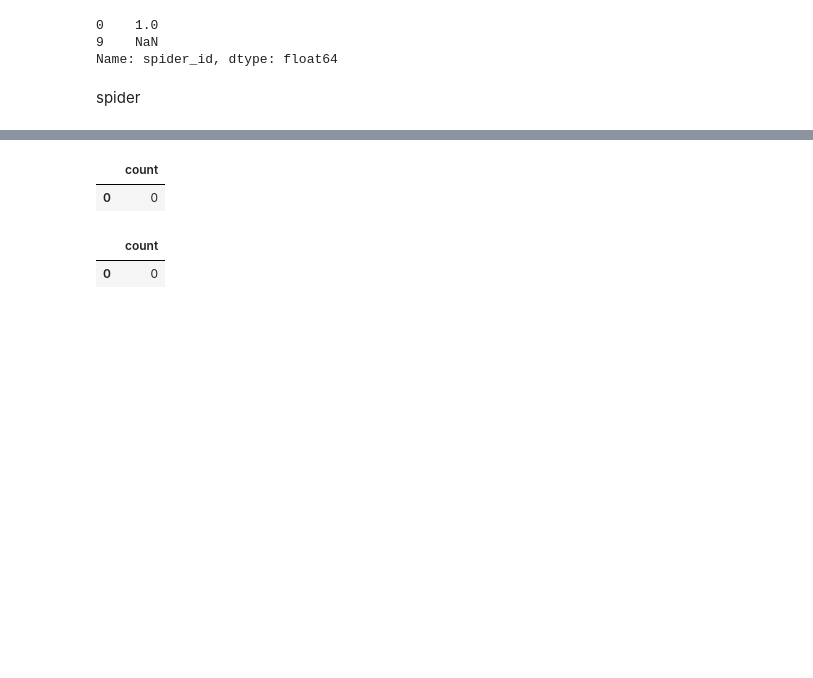
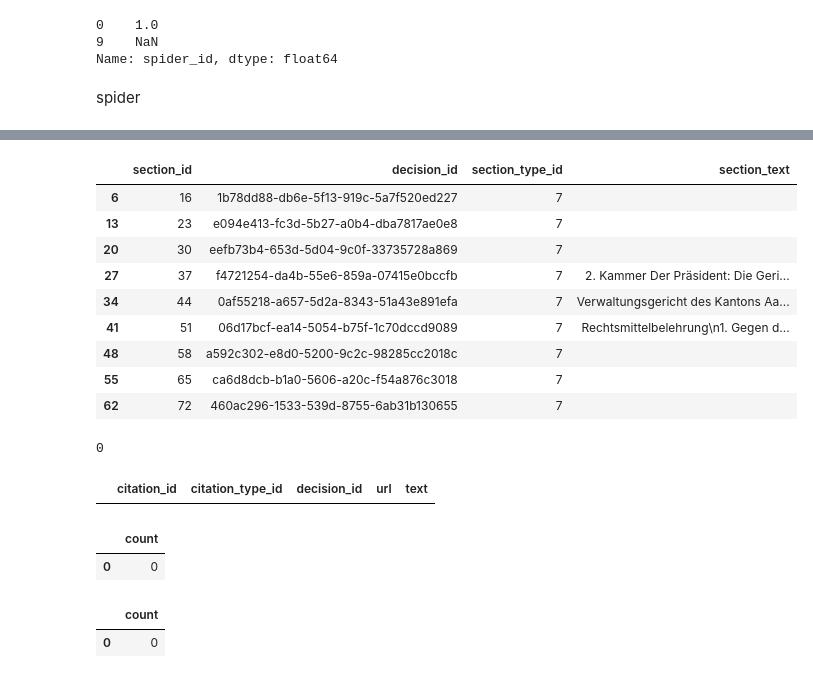
Before and after one commit to JoelNiklaus/SwissCourtRulingCorpus, a Jupyter notebook: test.ipynb, the cells around one changed output, grey strips where cells are left out. Saved outputs shown, nothing was run; the diff lists cells and outputs as text; code cells hidden in the pictures; blank space fills up the shorter version.

```diff
--- a/test.ipynb
+++ b/test.ipynb
@@ -736,3 +737,36 @@ df
+# %%
+df[df['section_type_id']==7]
+# %% [output]
+|  | section_id | decision_id | section_type_id | section_text |
+| 6 | 16 | 1b78dd88-db6e-5f13-919c-5a7f520ed227 | 7 |  |
+| 13 | 23 | e094e413-fc3d-5b27-a0b4-dba7817ae0e8 | 7 |  |
+| 20 | 30 | eefb73b4-653d-5d04-9c0f-33735728a869 | 7 |  |
+| 27 | 37 | f4721254-da4b-55e6-859a-07415e0bccfb | 7 | 2. Kammer Der Präsident: Die Geri... |
+| 34 | 44 | 0af55218-a657-5d2a-8343-51a43e891efa | 7 | Verwaltungsgericht des Kantons Aa... |
+| 41 | 51 | 06d17bcf-ea14-5054-b75f-1c70dccd9089 | 7 | Rechtsmittelbelehrung\n1. Gegen d... |
+| 48 | 58 | a592c302-e8d0-5200-9c2c-98285cc2018c | 7 |  |
+| 55 | 65 | ca6d8dcb-b1a0-5606-a20c-f54a876c3018 | 7 |  |
+| 62 | 72 | 460ac296-1533-539d-8755-6ab31b130655 | 7 |  |
+# %%
+sql_query = 'SELECT * FROM section'
+#sql_query = 'SELECT * FROM num_tokens'
+sql_query = 'SELECT * FROM citation'
+#sql_query = 'SELECT * FROM citation_type'
+df= pd.read_sql(sql_query,get_engine().connect())
+#df.columns#[df_iterator['html_raw'].isna()==True]
+
+
+# # sql_query = 'SELECT * FROM file where file_id =60'
+# # df_iterator = pd.read_sql(sql_query,get_engine().connect())
+# # df_iterator
+# text_2 = df_iterator.loc[0,'pdf_raw']
+# text_2 = df_iterator['pdf_raw']
+# print(text_2)
+print(len(df))
+display(df)
+# %% [output]
+0
+|  | citation_id | citation_type_id | decision_id | url | text |
 # %%
 spider = spiders[1]
 sql_query ="SELECT count(*) FROM decision LEFT JOIN language ON decision.language_id = language.language_id LEFT JOIN chamber ON chamber.chamber_id = decision.chamber_id LEFT JOIN spider ON spider.spider_id = chamber.spider_id WHERE spider.name = 'AI_Aktuell' AND language.language_id = 1"
```
Also changed, not shown: parts of 6 cells of this notebook, 6 other files.
